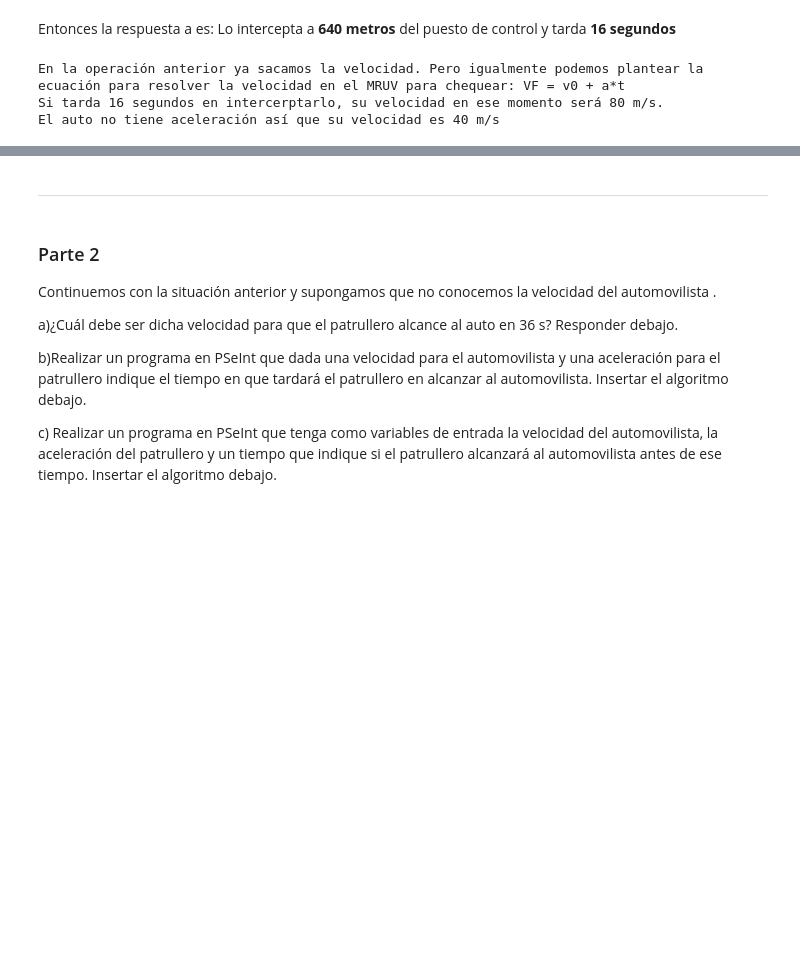
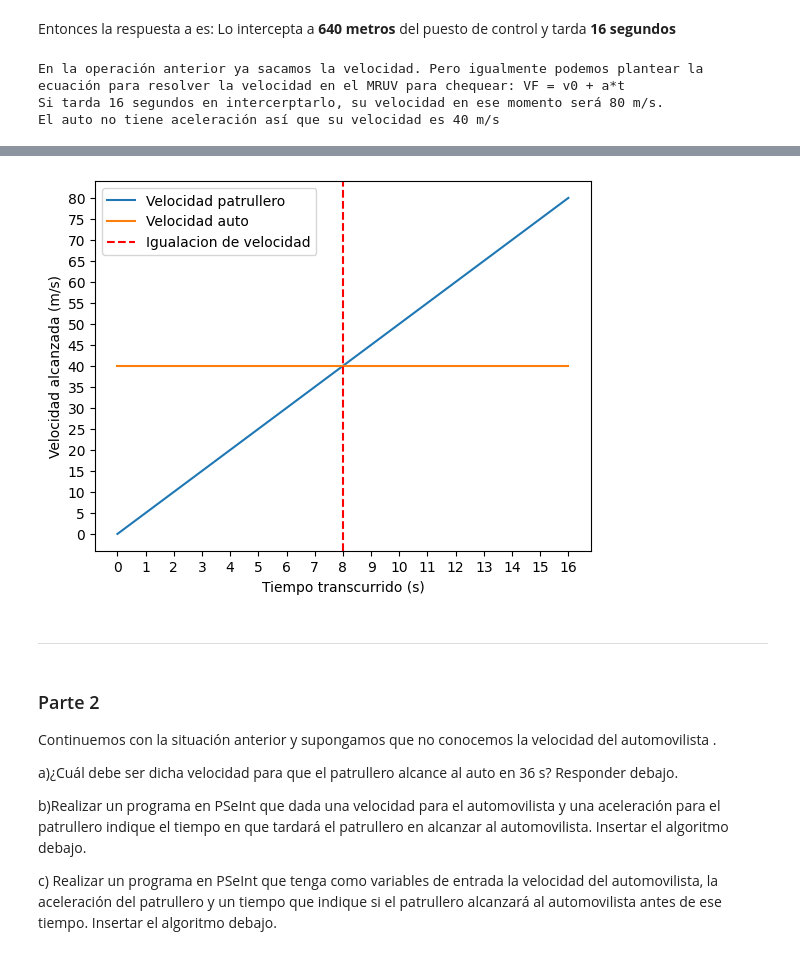
Before and after one commit to masouto94/CPUHelpers, a Jupyter notebook: IRP/actividadesSincronicas/Unidad2/ActividadDeClase.ipynb, the cells around one changed output, grey strips where cells are left out. Saved outputs shown, nothing was run; the diff lists cells and outputs as text; code cells hidden in the pictures; blank space fills up the shorter version.

```diff
--- a/IRP/actividadesSincronicas/Unidad2/ActividadDeClase.ipynb
+++ b/IRP/actividadesSincronicas/Unidad2/ActividadDeClase.ipynb
@@ -76,3 +97,20 @@ El auto no tiene aceleración así que su velocidad es 40 m/s
+# %%
+#d
+interval = range(17)
+vel_patrullero_graph = [velocidad_mruv(0,5,i) for i in interval]
+vel_auto_graph = [vel_auto_m_s for i in interval]
+fig, ax = plt.subplots()
+ax.plot( interval,vel_patrullero_graph)
+ax.plot(vel_auto_graph)
+plt.xticks(interval)
+plt.xlabel('Tiempo transcurrido (s)')
+plt.ylabel('Velocidad alcanzada (m/s)')
+plt.yticks(vel_patrullero_graph)
+plt.axvline(8, color='red', linestyle ='--')
+plt.legend(['Velocidad patrullero','Velocidad auto','Igualacion de velocidad'])
+plt.show()
+# %% [output]
+[figure, added]
 # %% [markdown]
 ---
 # %% [markdown]
```
Also changed, not shown: parts of 10 cells of this notebook.
